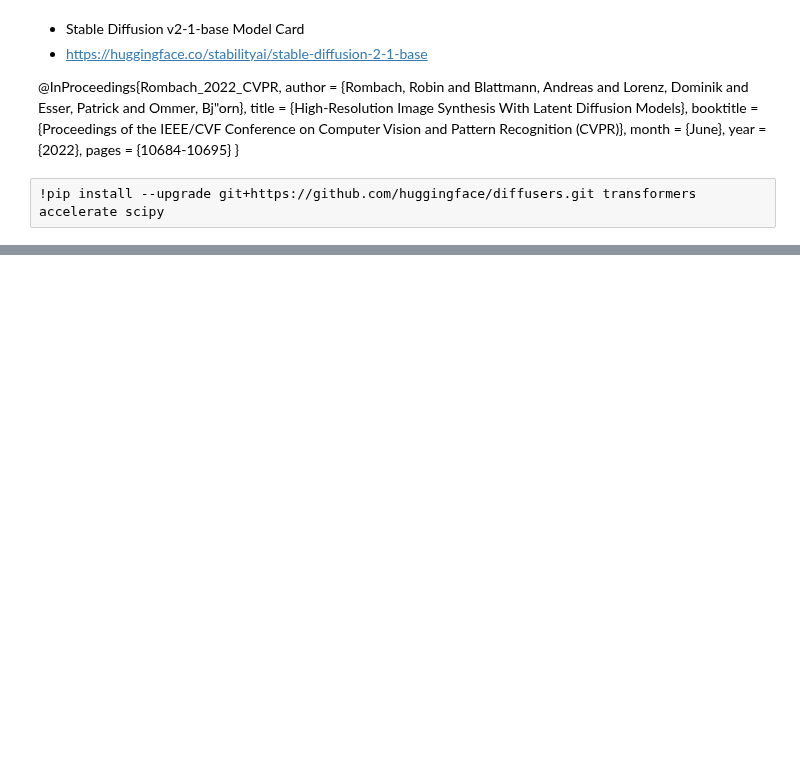
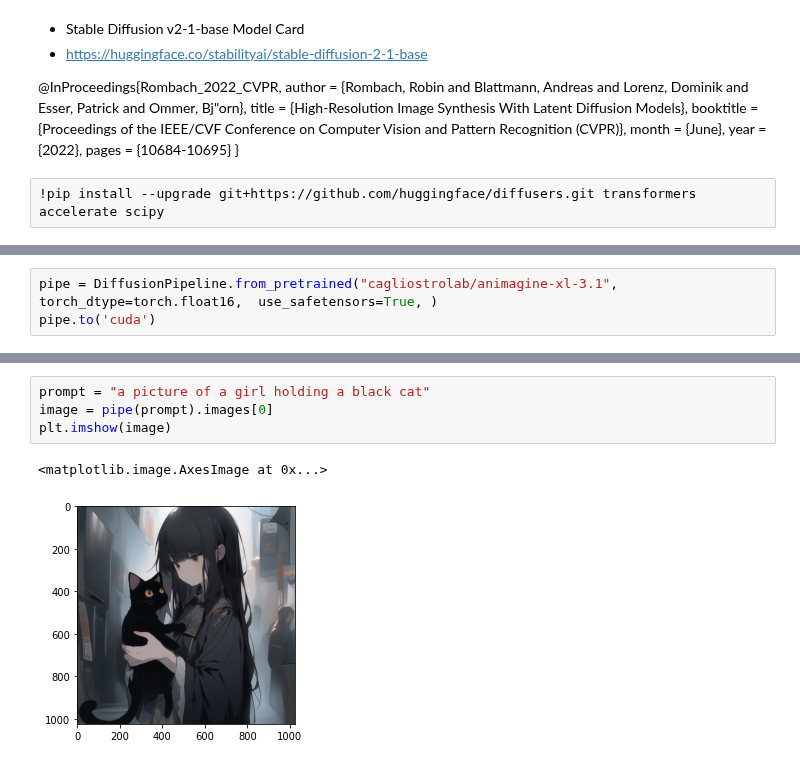
Before and after one commit to KHiraGit/sudspg_ds, a Jupyter notebook: ml11_sf_sample.ipynb, the cells around one changed output, grey strips where cells are left out. Cells and saved outputs as stored; diff of their text form; blank space fills up the shorter version.

```diff
--- a/ml11_sf_sample.ipynb
+++ b/ml11_sf_sample.ipynb
@@ -44,0 +54,3 @@ plt.imshow(image)
+# %%
+pipe = DiffusionPipeline.from_pretrained("cagliostrolab/animagine-xl-3.1",  torch_dtype=torch.float16,  use_safetensors=True, )
+pipe.to('cuda')
@@ -44,0 +75,7 @@ plt.imshow(image)
+# %%
+prompt = "a picture of a girl holding a black cat"
+image = pipe(prompt).images[0]
+plt.imshow(image)
+# %% [output]
+<matplotlib.image.AxesImage at 0x...>
+[figure, added]
```
Also changed, not shown: parts of 6 cells of this notebook.
